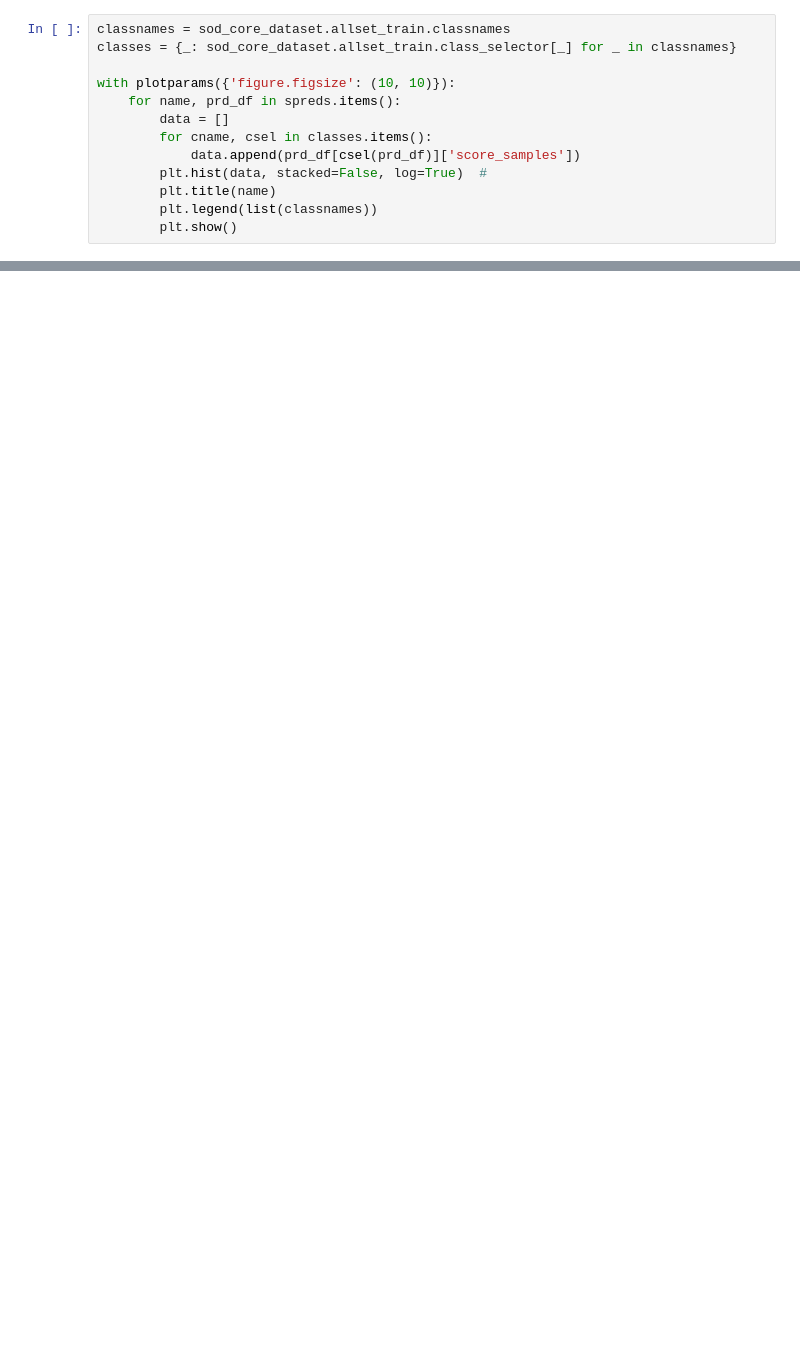
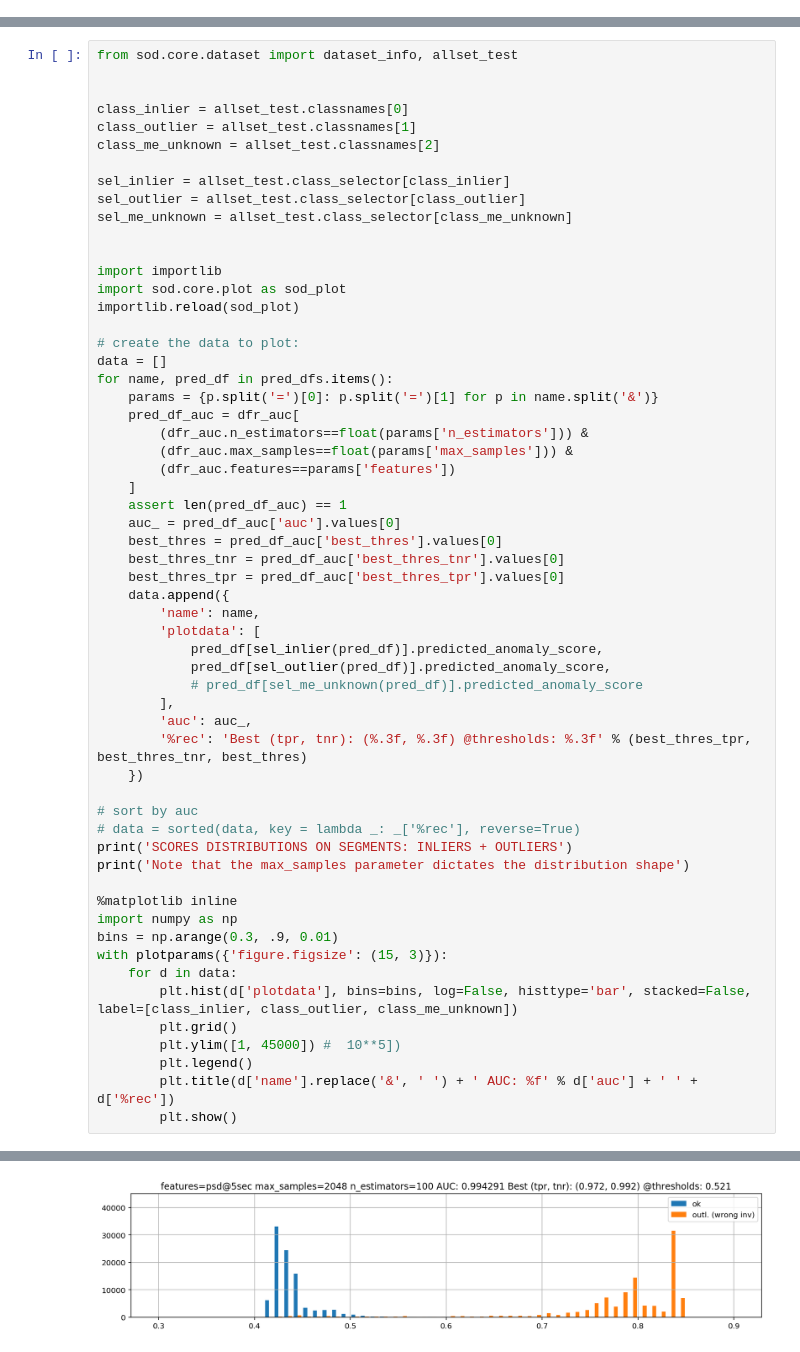
Before and after one commit to rizac/sod, a Jupyter notebook: sod/jupyter/Inspect.evaluation.allset_train_test.ipynb, the cells around one changed output, grey strips where cells are left out. Cells and saved outputs as stored; diff of their text form; blank space fills up the shorter version.

```diff
--- a/sod/jupyter/Inspect.evaluation.allset_train_test.ipynb
+++ b/sod/jupyter/Inspect.evaluation.allset_train_test.ipynb
@@ -1340,13 +0,0 @@ with plotparams({'figure.figsize': (10, 10)}):
-# %%
-classnames = sod_core_dataset.allset_train.classnames
-classes = {_: sod_core_dataset.allset_train.class_selector[_] for _ in classnames}
-
-with plotparams({'figure.figsize': (10, 10)}):
-    for name, prd_df in spreds.items():
-        data = []
-        for cname, csel in classes.items():
-            data.append(prd_df[csel(prd_df)]['score_samples'])
-        plt.hist(data, stacked=False, log=True)  #
-        plt.title(name)
-        plt.legend(list(classnames))
-        plt.show()
@@ -1399,0 +328,59 @@ Estimating performances
+# %%
+from sod.core.dataset import dataset_info, allset_test
+
+
+class_inlier = allset_test.classnames[0]
+class_outlier = allset_test.classnames[1]
+class_me_unknown = allset_test.classnames[2]
+
+sel_inlier = allset_test.class_selector[class_inlier]
+sel_outlier = allset_test.class_selector[class_outlier]
+sel_me_unknown = allset_test.class_selector[class_me_unknown]
+
+
+import importlib
+import sod.core.plot as sod_plot
+importlib.reload(sod_plot)
+
+# create the data to plot:
+data = []
+for name, pred_df in pred_dfs.items():
+    params = {p.split('=')[0]: p.split('=')[1] for p in name.split('&')}
+    pred_df_auc = dfr_auc[
+        (dfr_auc.n_estimators==float(params['n_estimators'])) &
+        (dfr_auc.max_samples==float(params['max_samples'])) &
+        (dfr_auc.features==params['features'])
+    ]
+    assert len(pred_df_auc) == 1
+    auc_ = pred_df_auc['auc'].values[0]
+    best_thres = pred_df_auc['best_thres'].values[0]
+    best_thres_tnr = pred_df_auc['best_thres_tnr'].values[0]
+    best_thres_tpr = pred_df_auc['best_thres_tpr'].values[0]
+    data.append({
+        'name': name,
+        'plotdata': [
+            pred_df[sel_inlier(pred_df)].predicted_anomaly_score,
+            pred_df[sel_outlier(pred_df)].predicted_anomaly_score,
+            # pred_df[sel_me_unknown(pred_df)].predicted_anomaly_score
+        ],
+        'auc': auc_,
+        '%rec': 'Best (tpr, tnr): (%.3f, %.3f) @thresholds: %.3f' % (best_thres_tpr, best_thres_tnr, best_thres)
+    })
+
+# sort by auc
+# data = sorted(data, key = lambda _: _['%rec'], reverse=True)
+print('SCORES DISTRIBUTIONS ON SEGMENTS: INLIERS + OUTLIERS')
+print('Note that the max_samples parameter dictates the distribution shape')
+
+%matplotlib inline
+import numpy as np
+bins = np.arange(0.3, .9, 0.01)
+with plotparams({'figure.figsize': (15, 3)}):
+    for d in data:
+        plt.hist(d['plotdata'], bins=bins, log=False, histtype='bar', stacked=False, label=[class_inlier, class_outlier, class_me_unknown])
+        plt.grid()
+        plt.ylim([1, 45000]) #  10**5])
+        plt.legend()
+        plt.title(d['name'].replace('&', ' ') + ' AUC: %f' % d['auc'] + ' ' + d['%rec'])
+        plt.show()
+# %% [output]
@@ -1399,0 +389 @@ Estimating performances
+[figure, added]
```
Also changed, not shown: parts of 47 cells of this notebook, 16 other files.
